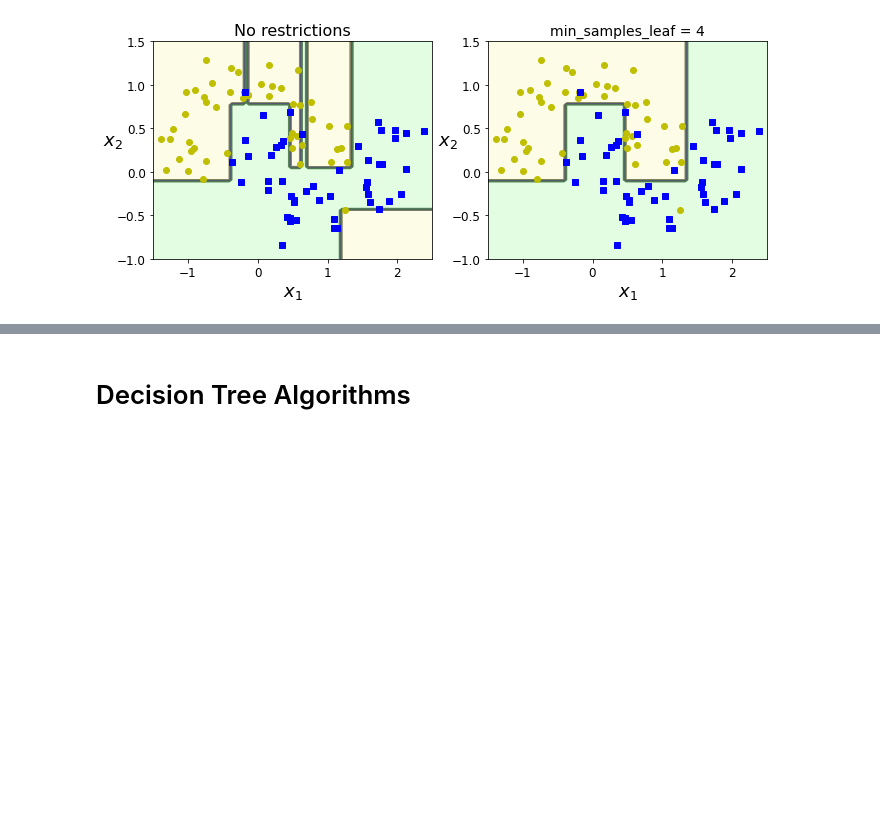
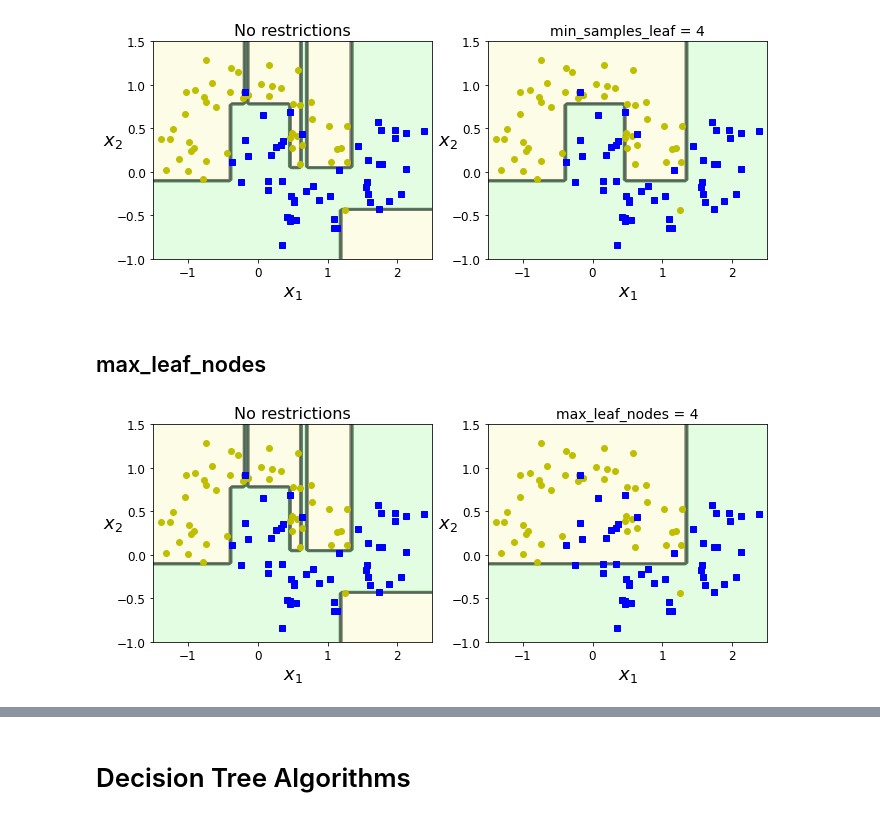
Before and after one commit to iubh/DLMDSML01, a Jupyter notebook: Q_A_Sessions/05_decision_trees_ensemble_methods/05_decision_trees_and_random_forests.ipynb, the cells around one changed output, grey strips where cells are left out. Cells and saved outputs as stored; diff of their text form; code cells hidden in the pictures; blank space fills up the shorter version.

```diff
--- a/Q_A_Sessions/05_decision_trees_ensemble_methods/05_decision_trees_and_random_forests.ipynb
+++ b/Q_A_Sessions/05_decision_trees_ensemble_methods/05_decision_trees_and_random_forests.ipynb
@@ -214,3 +243,22 @@ plt.title("min_samples_leaf = {}".format(deep_tree_clf2.min_samples_leaf), fonts
 plt.show()
 # %% [output]
 [figure]
+# %% [markdown]
+## max_leaf_nodes
+# %%
+deep_tree_clf1 = DecisionTreeClassifier(random_state=42)
+deep_tree_clf2 = DecisionTreeClassifier(max_leaf_nodes=4, random_state=42)
+deep_tree_clf1.fit(Xm, ym)
+deep_tree_clf2.fit(Xm, ym)
+
+plt.figure(figsize=(11, 4))
+plt.subplot(121)
+plot_decision_boundary(deep_tree_clf1, Xm, ym, axes=[-1.5, 2.5, -1, 1.5], iris=False)
+plt.title("No restrictions", fontsize=16)
+plt.subplot(122)
+plot_decision_boundary(deep_tree_clf2, Xm, ym, axes=[-1.5, 2.5, -1, 1.5], iris=False)
+plt.title("max_leaf_nodes = {}".format(deep_tree_clf2.max_leaf_nodes), fontsize=14)
+
+plt.show()
+# %% [output]
+[figure, added]
```
Also changed, not shown: parts of 14 cells of this notebook, 4 other files.
